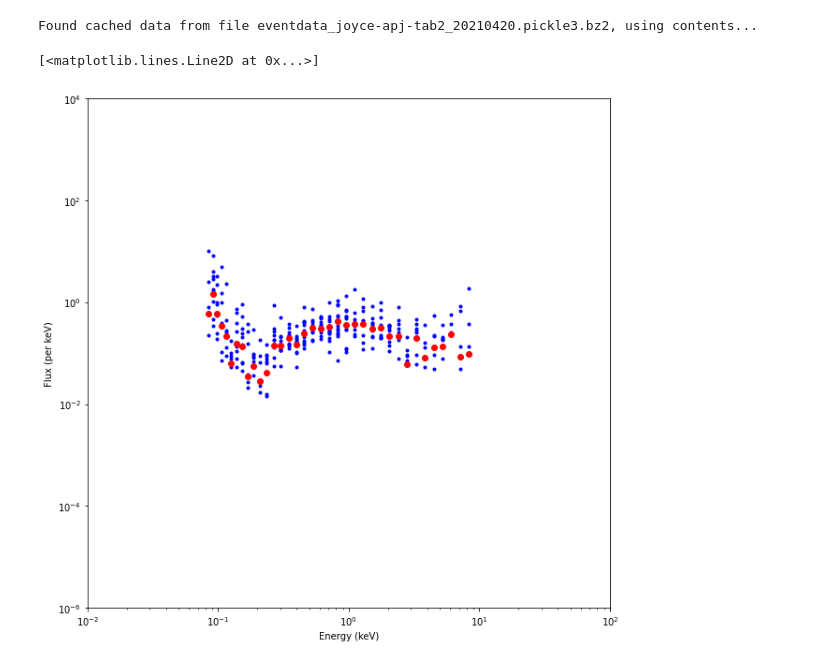
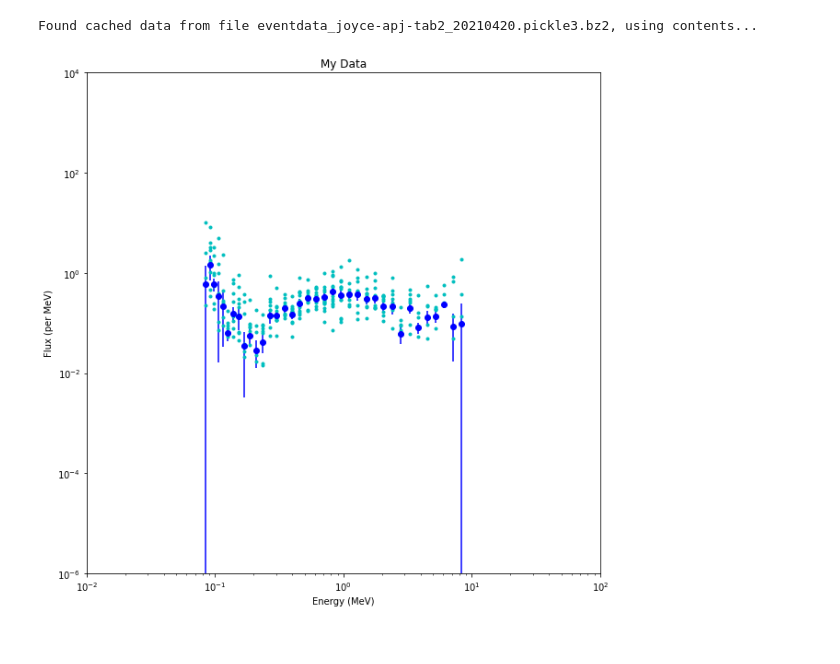
Before and after one commit to asher-m/thesis, a Jupyter notebook: joyce-apj-fig1.ipynb, the cells around one changed output. Drawn from its saved outputs; the diff is of its cells as text; code cells hidden in the pictures.

```diff
--- a/joyce-apj-fig1.ipynb
+++ b/joyce-apj-fig1.ipynb
@@ -88,17 +99,19 @@ for i, event in enumerate(d.eventdata):
 # %%
 plt.figure(figsize=(10, 10))
-plt.xlabel('Energy (keV)')
+plt.xlabel('Energy (MeV)')
 plt.xscale('log')
 plt.xlim(10e-3, 1e2)
-plt.ylabel('Flux (per keV)')
+plt.ylabel('Flux (per MeV)')
 plt.yscale('log')
 plt.ylim(1e-6, 1e4)
+plt.title('My Data')
 
 for f in r:
-    plt.plot(e.energy[0, 0, :] / 1e3, f, 'b.')  # already scaled by 1e3
+    plt.plot(e.energy[0, 0, :] / 1e3, f, 'c.')  # already scaled by 1e3
 
 avg = np.average(np.stack(r, axis=0), weights=np.array(l), axis=0)
-plt.plot(e.energy[0, 0, :] / 1e3, avg, 'ro')
+err = weighted_avg(np.stack(u, axis=0), axis=0, unc=True)
+plt.errorbar(e.energy[0, 0, :] / 1e3, avg, yerr=err, fmt='bo')
+plt.savefig('joyce-apj-fig1.png')
 # %% [output]
-[<matplotlib.lines.Line2D at 0x...>]
-[figure, old version]
+[figure, new version]
```
Also changed, not shown: parts of 16 cells of this notebook.
